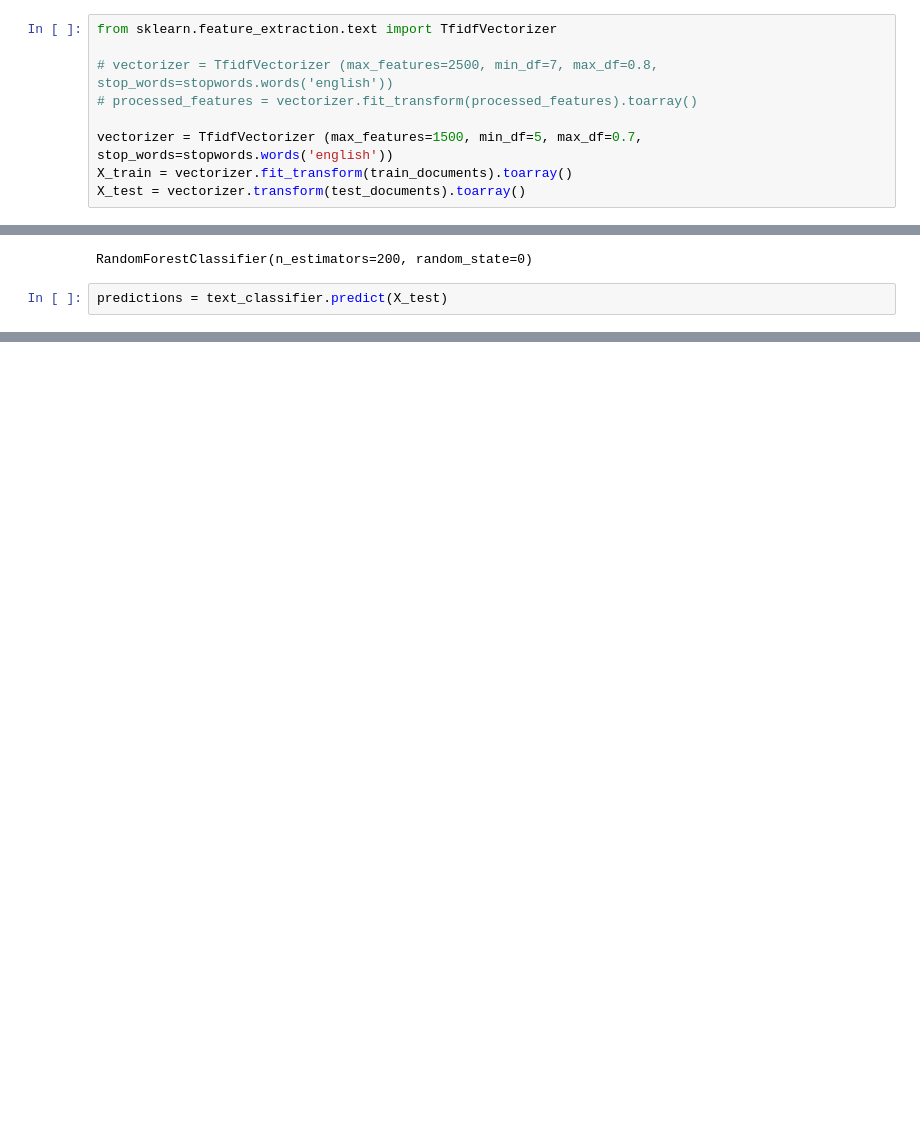
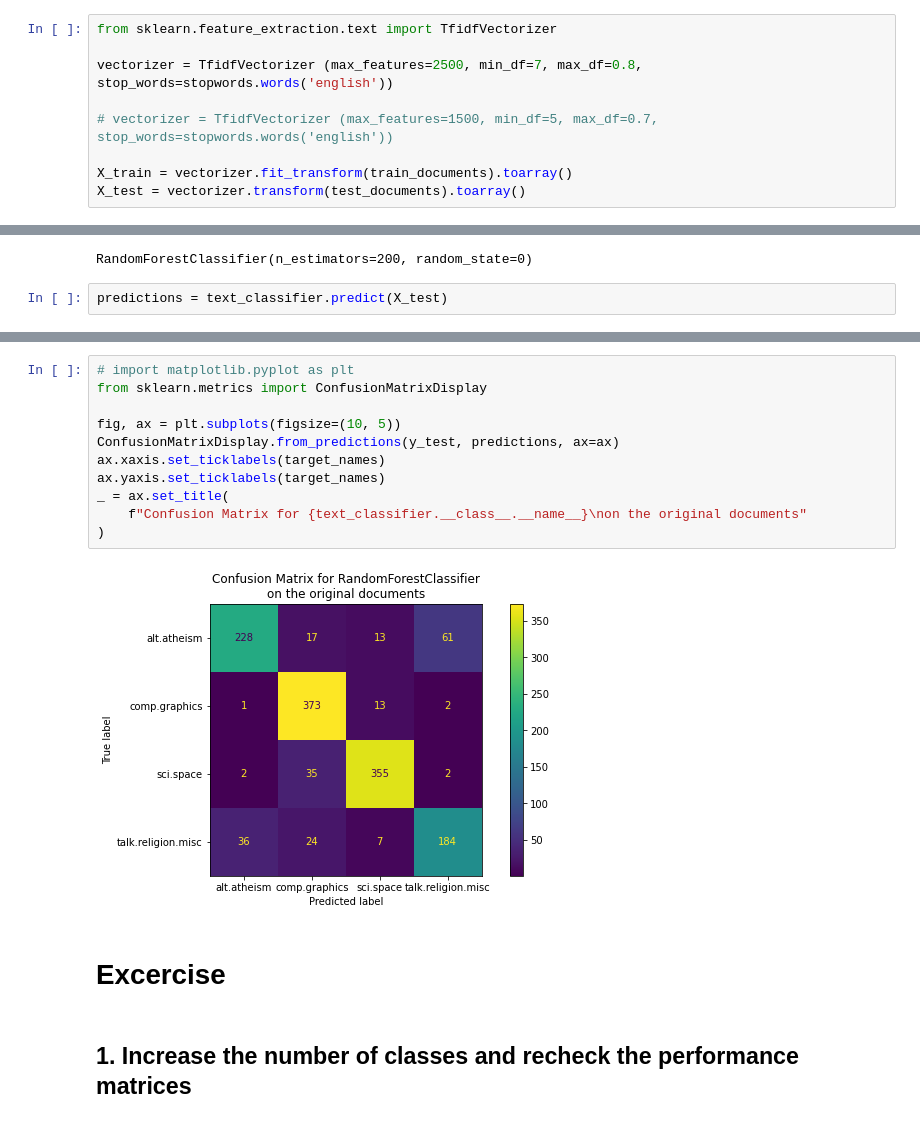
Before and after one commit to thak123/winter-school-ffzg-2023, a Jupyter notebook: 1_Day_1.ipynb, the cells around one changed output, grey strips where cells are left out. Saved outputs shown, nothing was run; the diff lists cells and outputs as text; blank space fills up the shorter version.

```diff
--- a/1_Day_1.ipynb
+++ b/1_Day_1.ipynb
@@ -238,9 +210,9 @@ X_test = tfidfconverter.transform(X_test).toarray()
 # %%
 from sklearn.feature_extraction.text import TfidfVectorizer
 
-# vectorizer = TfidfVectorizer (max_features=2500, min_df=7, max_df=0.8, stop_words=stopwords.words('english'))
-# processed_features = vectorizer.fit_transform(processed_features).toarray()
+vectorizer = TfidfVectorizer (max_features=2500, min_df=7, max_df=0.8, stop_words=stopwords.words('english'))
 
-vectorizer = TfidfVectorizer (max_features=1500, min_df=5, max_df=0.7, stop_words=stopwords.words('english'))
+# vectorizer = TfidfVectorizer (max_features=1500, min_df=5, max_df=0.7, stop_words=stopwords.words('english'))
+
 X_train = vectorizer.fit_transform(train_documents).toarray()
 X_test = vectorizer.transform(test_documents).toarray()
@@ -329,0 +252,17 @@ words        : turkish, armenia, armenian, armenians, turks, petch, sera, zuma,
+# %%
+# import matplotlib.pyplot as plt
+from sklearn.metrics import ConfusionMatrixDisplay
+
+fig, ax = plt.subplots(figsize=(10, 5))
+ConfusionMatrixDisplay.from_predictions(y_test, predictions, ax=ax)
+ax.xaxis.set_ticklabels(target_names)
+ax.yaxis.set_ticklabels(target_names)
+_ = ax.set_title(
+    f"Confusion Matrix for {text_classifier.__class__.__name__}\non the original documents"
+)
+# %% [output]
+[figure, added]
+# %% [markdown]
+# Excercise
+# %% [markdown]
+## 1. Increase the number of classes and recheck the performance matrices
```
Also changed, not shown: parts of 53 cells of this notebook.
